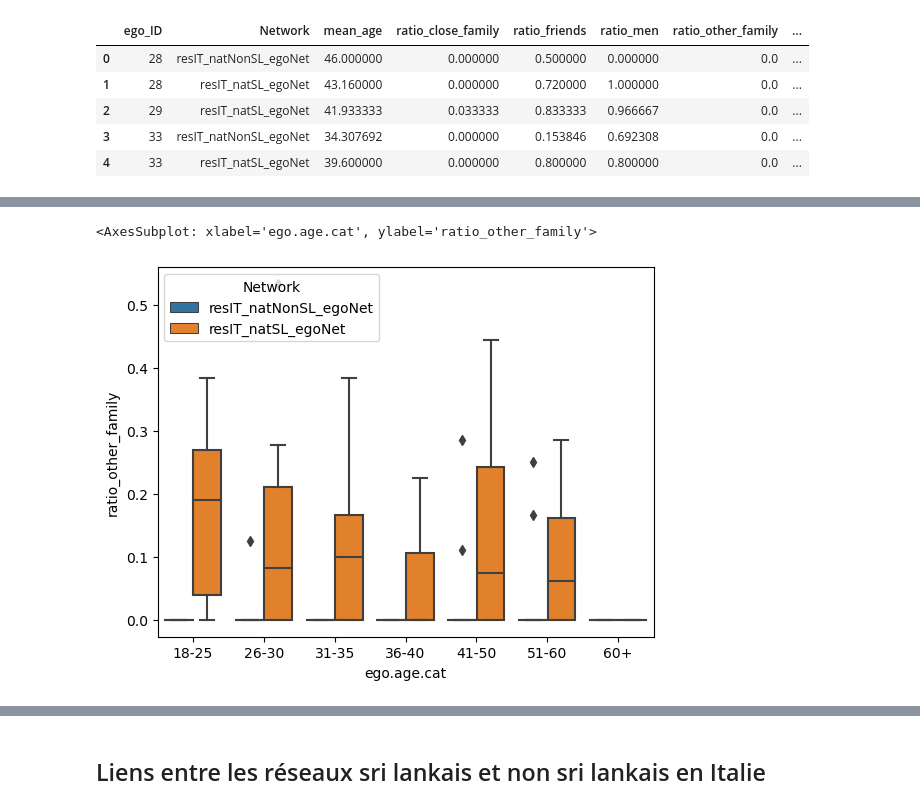
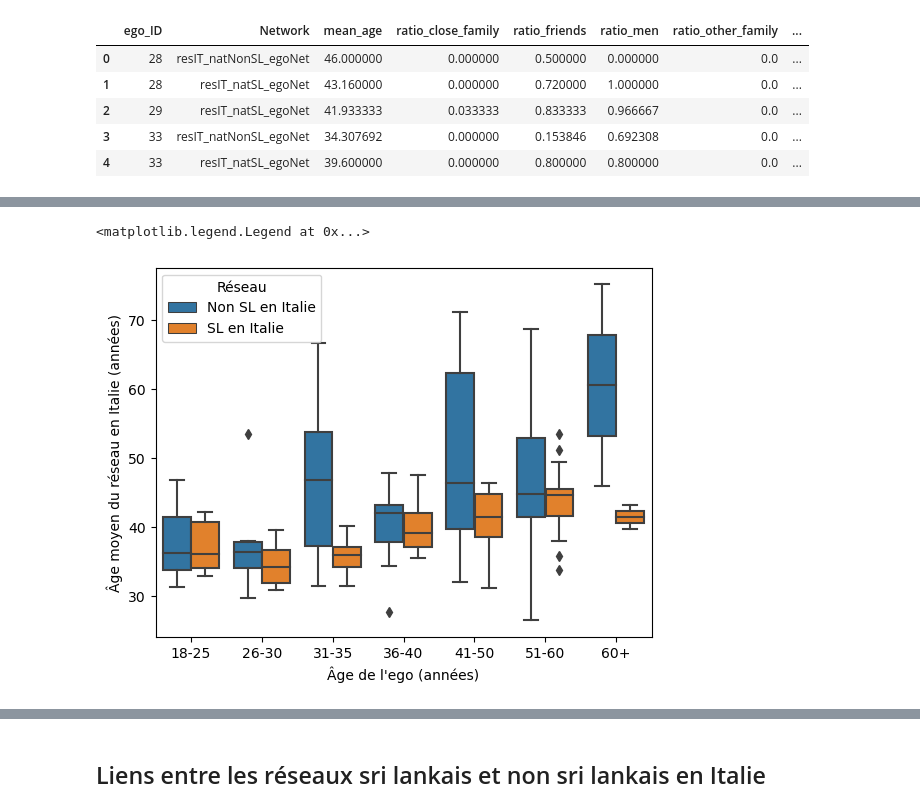
Before and after one commit to LeoMaurice/reseau_class, a Jupyter notebook: project_migrants/src/integration_analysis.ipynb, the cells around one changed output, grey strips where cells are left out. Drawn from its saved outputs; the diff is of its cells as text; code cells hidden in the pictures.

Commit message:
graph for socio demo et absence réseau

```diff
--- a/project_migrants/src/integration_analysis.ipynb
+++ b/project_migrants/src/integration_analysis.ipynb
@@ -33,6 +33,15 @@ Egos.set_index("ego_ID", inplace=True)
 reference_year = 2018 # year of Vacca's publication
 Egos["ego.years_since_arr"] = reference_year - Egos["ego.arr"]
 
+# Définir les limites des catégories
+bins = [-1, 4, 9, 14, 19, 24, float('inf')]  # Les limites des catégories sont inclusives à gauche et exclusives à droite
+
+# Définir les labels des catégories
+labels = ['0-4 ans', '5-9 ans', '10-14 ans', '15-19 ans', '20-24 ans' , '25+ ans']
+
+# Créer une nouvelle colonne avec les catégories
+Egos['ego.years_since_arr.cat'] = pd.cut(Egos['ego.years_since_arr'], bins=bins, labels=labels)
+
 Egos.sample(5)
 # %% [output]
 |  | ego.sex | ego.age | ego.arr | ego.edu | ego.inc | empl | ego.empl.bin | ego.age.cat | ego.employed | ... |
@@ -316,8 +359,11 @@ attributes_to_compare = ['ratio_men', 'ratio_close_family', 'ratio_other_family'
 # Définir les réseaux à comparer
 networks_to_compare = ['resIT_natSL_egoNet', 'resIT_natNonSL_egoNet']
 
+dict_network_names_to_labels = {'resIT_natSL_egoNet':"SL en Italie",
+                                'resIT_natNonSL_egoNet':"Non SL en Italie"}
+
 # Covariables pour comparaison
-covariates_to_compare = ['ego.age.cat','ego.edu']
+covariates_to_compare = ['ego.age.cat','ego.edu','ego.years_since_arr.cat']
 
 # Filtrer le DataFrame pour inclure uniquement les colonnes correspondant aux attributs à comparer et aux réseaux à comparer
 filtered_df = Egos[[f"{network}.{attribute}" for network in networks_to_compare for attribute in attributes_to_compare]]
@@ -350,0 +405,8 @@ sns.boxplot(data=pivot_df, x='ego.edu', y="ratio_close_family", hue='Network')
+# %%
+# Créer un box plot avec Seaborn
+pivot_df["ratio_family"] = pivot_df['ratio_other_family']  + pivot_df['ratio_close_family']
+sns.boxplot(data=pivot_df, x='ego.years_since_arr.cat', y="ratio_other_family", hue='Network')
+plt.xlabel("Nombre d'années entre l'arrivée en Italie et 2018")
+plt.ylabel("% de membres de la famille dans le réseau")
+handles, labels = plt.gca().get_legend_handles_labels()
+plt.legend(title='Réseau', handles=handles, labels=[dict_network_names_to_labels[name] for name in labels])
@@ -351,6 +425,10 @@ sns.boxplot(data=pivot_df, x='ego.edu', y="ratio_close_family", hue='Network')
 # %%
 # Créer un box plot avec Seaborn
-sns.boxplot(data=pivot_df, x='ego.age.cat', y="ratio_other_family", hue='Network')
+sns.boxplot(data=pivot_df, x='ego.age.cat', y="mean_age", hue='Network')
+plt.xlabel("Âge de l'ego (années)")
+plt.ylabel("Âge moyen du réseau en Italie (années)")
+handles, labels = plt.gca().get_legend_handles_labels()
+plt.legend(title='Réseau', handles=handles, labels=[dict_network_names_to_labels[name] for name in labels])
 # %% [output]
-<AxesSubplot: xlabel='ego.age.cat', ylabel='ratio_other_family'>
+<matplotlib.legend.Legend at 0x...>
-[figure, old version]
+[figure, new version]
```
Also changed, not shown: parts of 25 cells of this notebook.
